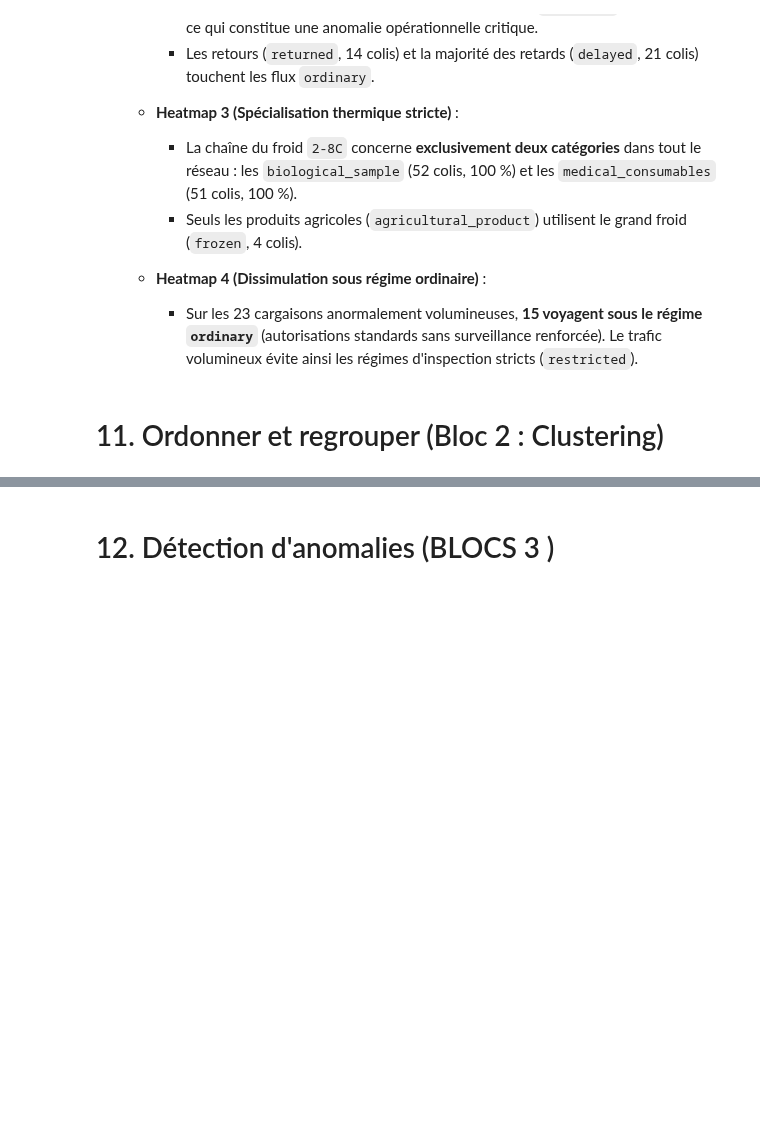
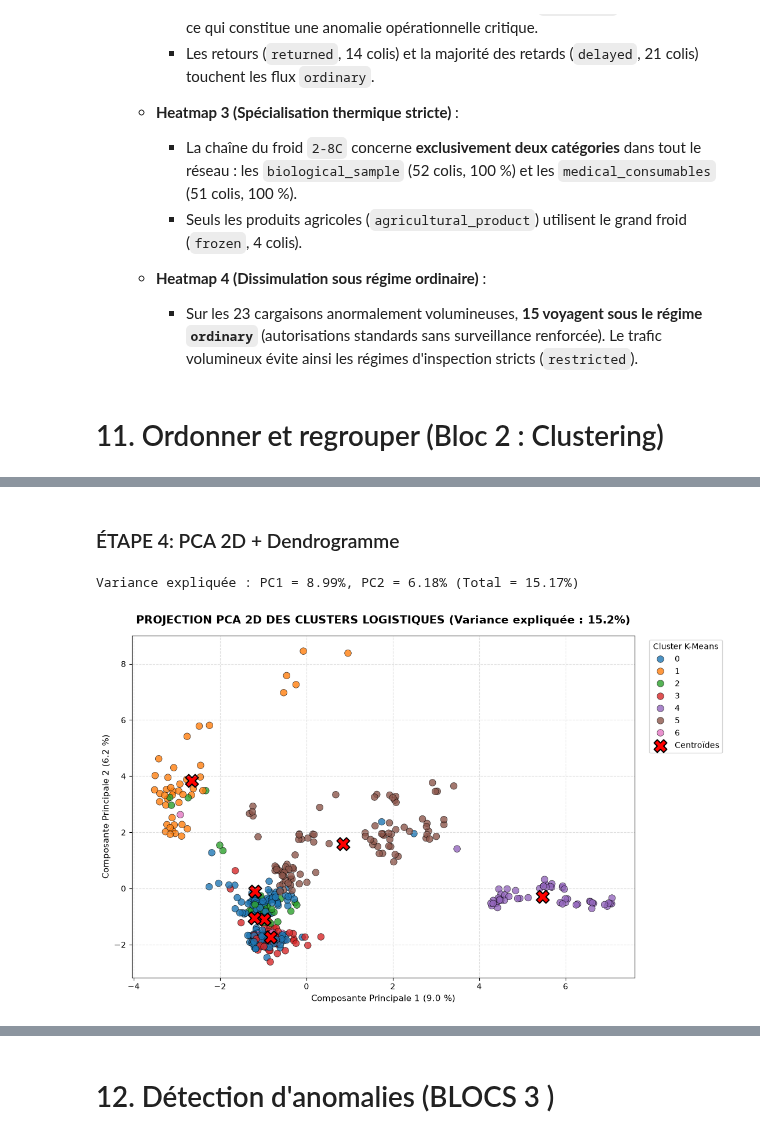
Before and after one commit to HananeDjouadi/G05-DataMining-2627, a Jupyter notebook: data/logistics/shipments.ipynb, the cells around one changed output, grey strips where cells are left out. Saved outputs shown, nothing was run; the diff lists cells and outputs as text; code cells hidden in the pictures; blank space fills up the shorter version.

```diff
--- a/data/logistics/shipments.ipynb
+++ b/data/logistics/shipments.ipynb
@@ -1074,0 +1214,57 @@ plt.show()
+# %% [markdown]
+### ÉTAPE 4: PCA 2D + Dendrogramme
+# %%
+# 1. Calcul de la PCA sur X_scaled
+pca = PCA(n_components=2, random_state=42)
+X_pca = pca.fit_transform(X_scaled)
+# Ajout des composantes principales
+df_analysis['pca_1'] = X_pca[:, 0]
+df_analysis['pca_2'] = X_pca[:, 1]
+df_encoded['pca_1'] = X_pca[:, 0]
+df_encoded['pca_2'] = X_pca[:, 1]
+
+var_exp = pca.explained_variance_ratio_ * 100
+print(f"Variance expliquée : PC1 = {var_exp[0]:.2f}%, PC2 = {var_exp[1]:.2f}% (Total = {var_exp.sum():.2f}%)")
+
+# 2. Projection des centroïdes K-Means dans l'espace 2D de la PCA
+centroids_pca = pca.transform(kmeans.cluster_centers_)
+
+# 3. Tracé graphique élégant
+plt.figure(figsize=(11, 7))
+palette = sns.color_palette("tab10", n_colors=optimal_k)
+
+scatter = sns.scatterplot(
+    data=df_analysis,
+    x='pca_1',
+    y='pca_2',
+    hue='cluster_kmeans',
+    palette=palette,
+    alpha=0.8,
+    s=70,
+    edgecolor='k',
+    linewidth=0.5
+)
+
+# Affichage des centroïdes
+plt.scatter(
+    centroids_pca[:, 0],
+    centroids_pca[:, 1],
+    c='red',
+    s=250,
+    marker='X',
+    edgecolor='black',
+    linewidth=1.5,
+    label='Centroïdes'
+)
+
+plt.title(f"PROJECTION PCA 2D DES CLUSTERS LOGISTIQUES (Variance expliquée : {var_exp.sum():.1f}%)",
+          fontsize=14, fontweight='bold', pad=15)
+plt.xlabel(f"Composante Principale 1 ({var_exp[0]:.1f} %)", fontsize=11)
+plt.ylabel(f"Composante Principale 2 ({var_exp[1]:.1f} %)", fontsize=11)
+plt.legend(title="Cluster K-Means", bbox_to_anchor=(1.02, 1), loc='upper left')
+plt.grid(True, linestyle='--', alpha=0.4)
+plt.tight_layout()
+plt.show()
+# %% [output]
+Variance expliquée : PC1 = 8.99%, PC2 = 6.18% (Total = 15.17%)
+[figure, added]
```
Also changed, not shown: parts of 10 cells of this notebook.
